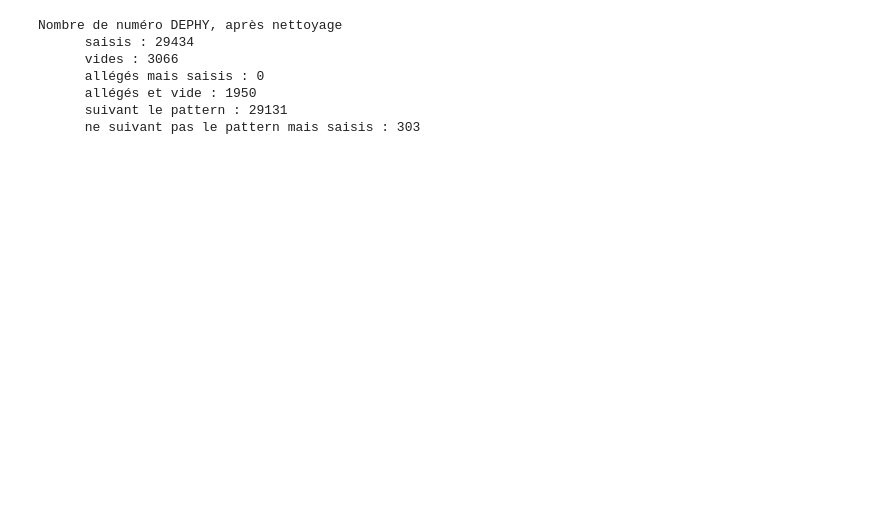
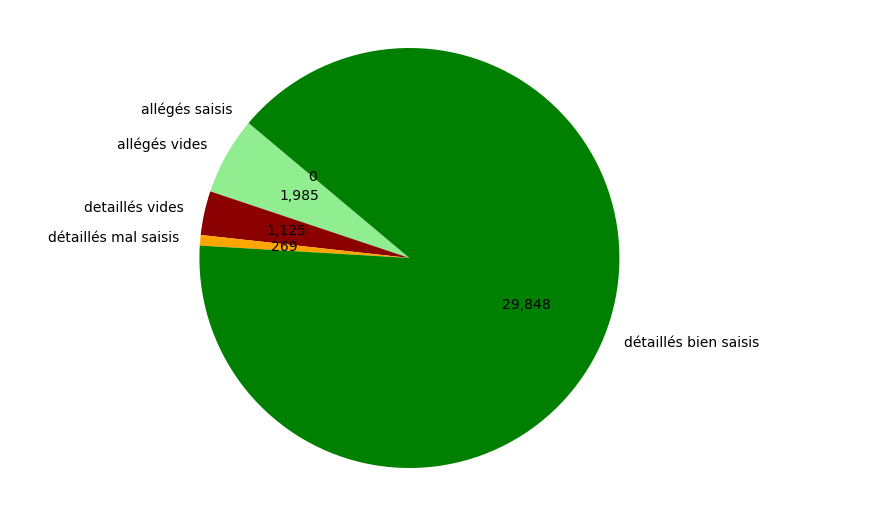
Before and after one commit to beren2/catalogue_script_agrosyst, a Jupyter notebook: thomas_prolong_numdephy/nettoyage_numdephy.ipynb, the cells around one changed output. Saved outputs shown, nothing was run; the diff lists cells and outputs as text; code cells hidden in the pictures; blank space fills up the shorter version.

```diff
--- a/thomas_prolong_numdephy/nettoyage_numdephy.ipynb
+++ b/thomas_prolong_numdephy/nettoyage_numdephy.ipynb
@@ -80,34 +91,7 @@ dfferme['code_dephy'] = dfferme['code_dephy'].astype(str).\
     where(dfferme['code_dephy'].notna(), None)
 
 dfferme['code_dephy'] = np.where(dfferme['code_dephy']=='', None, dfferme['code_dephy'])
-# %%
-mask_vide = ((dfferme['code_dephy'].isnull()))
-mask_allege = (dfferme['modalite_suivi_dephy']=='ALLEGE')
-mask_pattern_exact = dfferme['code_dephy'].str.fullmatch(pattern_exact, na=False)
-mask_pattern_approx = dfferme['code_dephy'].str.fullmatch(pattern_approx, na=False)
-
-print(
-    "Nombre de numéro DEPHY, après nettoyage\n",
-    "     saisis :",dfferme.loc[~mask_vide].shape[0],"\n",
-    "     vides :",dfferme.loc[mask_vide].shape[0],"\n",
-    "     allégés mais saisis :",dfferme.loc[mask_allege & ~mask_vide].shape[0],"\n",
-    "     allégés et vide :",dfferme.loc[mask_allege & mask_vide].shape[0],"\n",
-    "     suivant le pattern :",dfferme.loc[mask_pattern_exact & ~mask_vide].shape[0],"\n",
-    "     ne suivant pas le pattern mais saisis :",dfferme.loc[~mask_pattern_exact & ~mask_vide].shape[0]
-)
-# %% [output]
-Nombre de numéro DEPHY, après nettoyage
-      saisis : 29434
-      vides : 3066
-      allégés mais saisis : 0
-      allégés et vide : 1950
-      suivant le pattern : 29131
-      ne suivant pas le pattern mais saisis : 303
-# %%
-dfferme['tokeep'] = np.where(
-    mask_allege & mask_vide, 'allege et vide',
-    np.where(mask_pattern_exact, 'pattern valide',
-        np.where(~mask_pattern_exact & ~mask_vide, 'pattern invalide',
-            np.where(mask_vide, 'vide',
-                None
-))))
+# %%
+global_piechart(dfferme)
+# %% [output]
+[figure, added]
```
Also changed, not shown: parts of 20 cells of this notebook.
